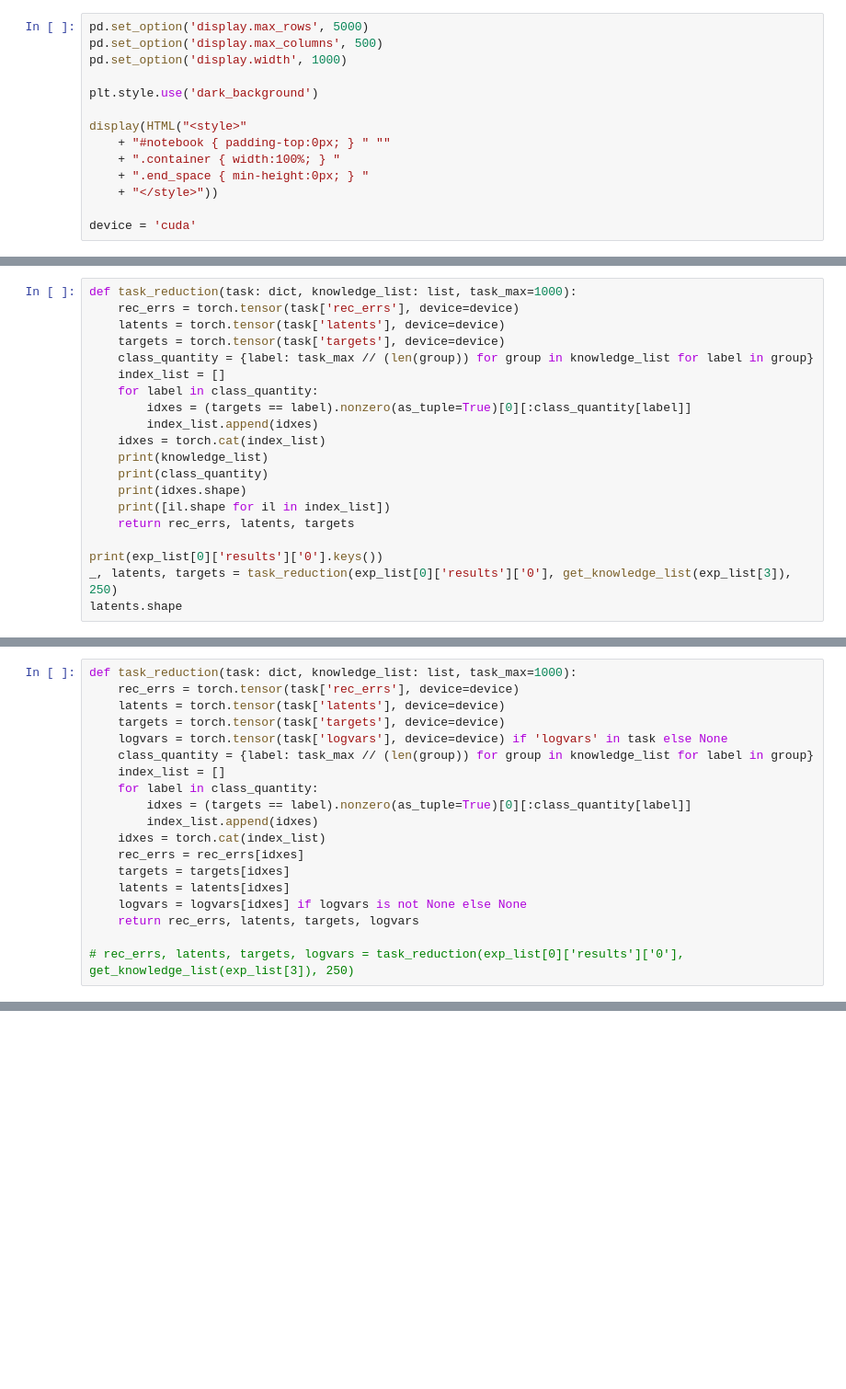
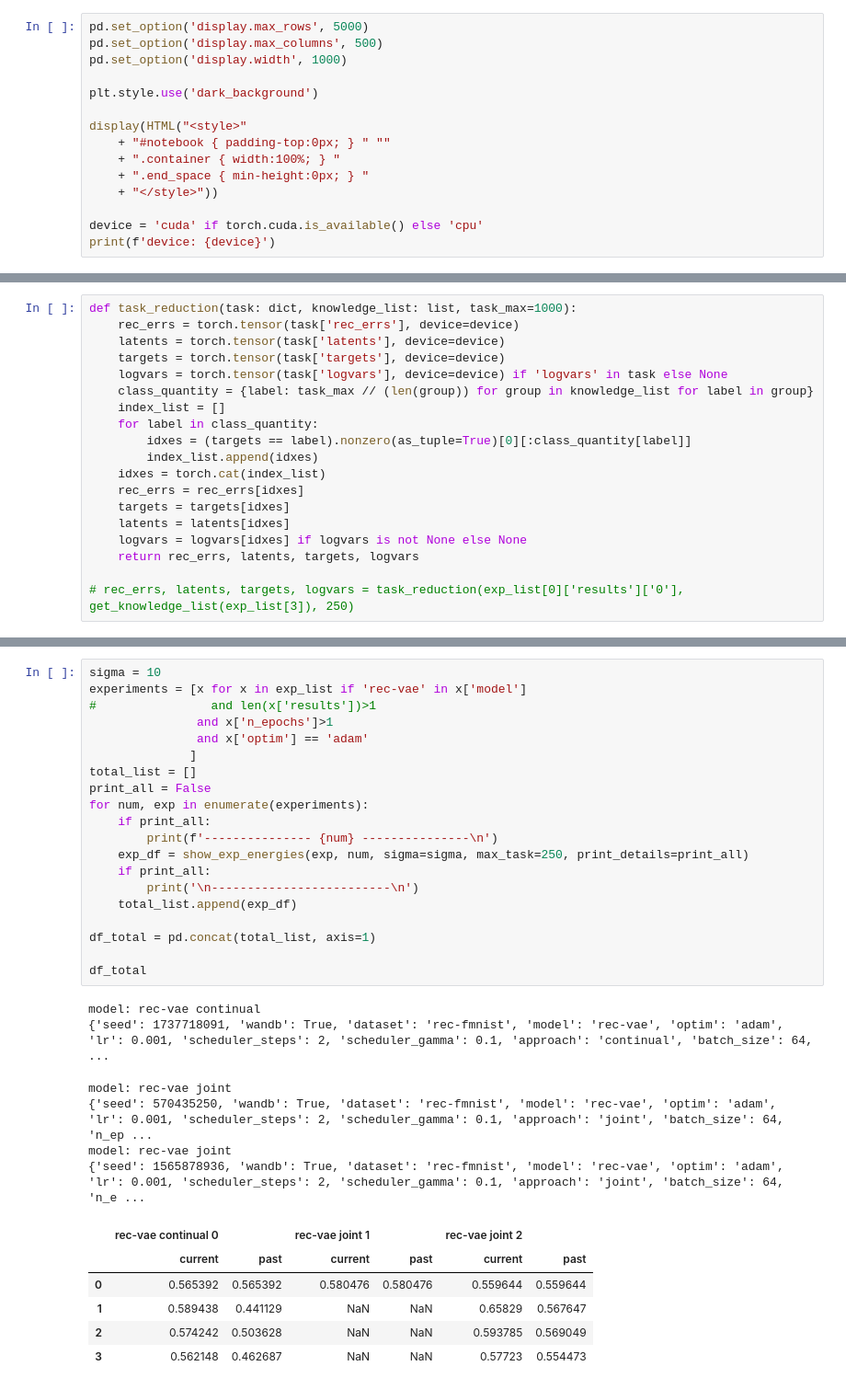
Before and after one commit to ema-frasca/canomaly, a Jupyter notebook: notebooks/spectral_analysis_rick.ipynb, the cells around one changed output, grey strips where cells are left out. Shown at 92% size. Drawn from its saved outputs; the diff is of its cells as text; blank space fills up the shorter version.

```diff
--- a/notebooks/spectral_analysis_rick.ipynb
+++ b/notebooks/spectral_analysis_rick.ipynb
@@ -24,4 +25,5 @@ display(HTML("<style>"
     + ".end_space { min-height:0px; } "
     + "</style>"))
 
-device = 'cuda'
+device = 'cuda' if torch.cuda.is_available() else 'cpu'
+print(f'device: {device}')
@@ -282,20 +181,0 @@ def show_analysis(exp: dict):
-# %%
-def task_reduction(task: dict, knowledge_list: list, task_max=1000):
-    rec_errs = torch.tensor(task['rec_errs'], device=device)
-    latents = torch.tensor(task['latents'], device=device)
-    targets = torch.tensor(task['targets'], device=device)
-    class_quantity = {label: task_max // (len(group)) for group in knowledge_list for label in group}
-    index_list = []
-    for label in class_quantity:
-        idxes = (targets == label).nonzero(as_tuple=True)[0][:class_quantity[label]]
-        index_list.append(idxes)
-    idxes = torch.cat(index_list)
-    print(knowledge_list)
-    print(class_quantity)
-    print(idxes.shape)
-    print([il.shape for il in index_list])
-    return rec_errs, latents, targets
-
-print(exp_list[0]['results']['0'].keys())
-_, latents, targets = task_reduction(exp_list[0]['results']['0'], get_knowledge_list(exp_list[3]), 250)
-latents.shape
@@ -323,0 +234,33 @@ def task_reduction(task: dict, knowledge_list: list, task_max=1000):
+# %%
+sigma = 10
+experiments = [x for x in exp_list if 'rec-vae' in x['model']
+#                and len(x['results'])>1
+               and x['n_epochs']>1
+               and x['optim'] == 'adam'
+              ]
+total_list = []
+print_all = False
+for num, exp in enumerate(experiments):
+    if print_all:
+        print(f'--------------- {num} ---------------\n')
+    exp_df = show_exp_energies(exp, num, sigma=sigma, max_task=250, print_details=print_all)
+    if print_all:
+        print('\n-------------------------\n')
+    total_list.append(exp_df)
+
+df_total = pd.concat(total_list, axis=1)
+
+df_total
+# %% [output]
+model: rec-vae continual
+{'seed': 1737718091, 'wandb': True, 'dataset': 'rec-fmnist', 'model': 'rec-vae', 'optim': 'adam', 'lr': 0.001, 'scheduler_steps': 2, 'scheduler_gamma': 0.1, 'approach': 'continual', 'batch_size': 64,  ...
+model: rec-vae joint
+{'seed': 570435250, 'wandb': True, 'dataset': 'rec-fmnist', 'model': 'rec-vae', 'optim': 'adam', 'lr': 0.001, 'scheduler_steps': 2, 'scheduler_gamma': 0.1, 'approach': 'joint', 'batch_size': 64, 'n_ep ...
+model: rec-vae joint
+{'seed': 1565878936, 'wandb': True, 'dataset': 'rec-fmnist', 'model': 'rec-vae', 'optim': 'adam', 'lr': 0.001, 'scheduler_steps': 2, 'scheduler_gamma': 0.1, 'approach': 'joint', 'batch_size': 64, 'n_e ...
+|  | rec-vae continual 0 |  | rec-vae joint 1 |  | rec-vae joint 2 |  |
+|  | current | past | current | past | current | past |
+| 0 | 0.565392 | 0.565392 | 0.580476 | 0.580476 | 0.559644 | 0.559644 |
+| 1 | 0.589438 | 0.441129 | NaN | NaN | 0.65829 | 0.567647 |
+| 2 | 0.574242 | 0.503628 | NaN | NaN | 0.593785 | 0.569049 |
+| 3 | 0.562148 | 0.462687 | NaN | NaN | 0.57723 | 0.554473 |
```
Also changed, not shown: parts of 26 cells of this notebook.
